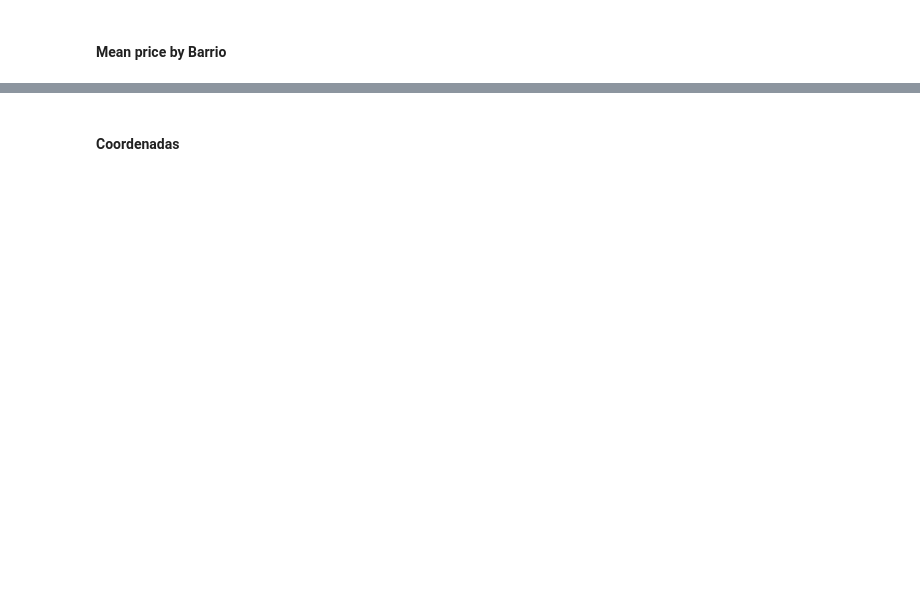
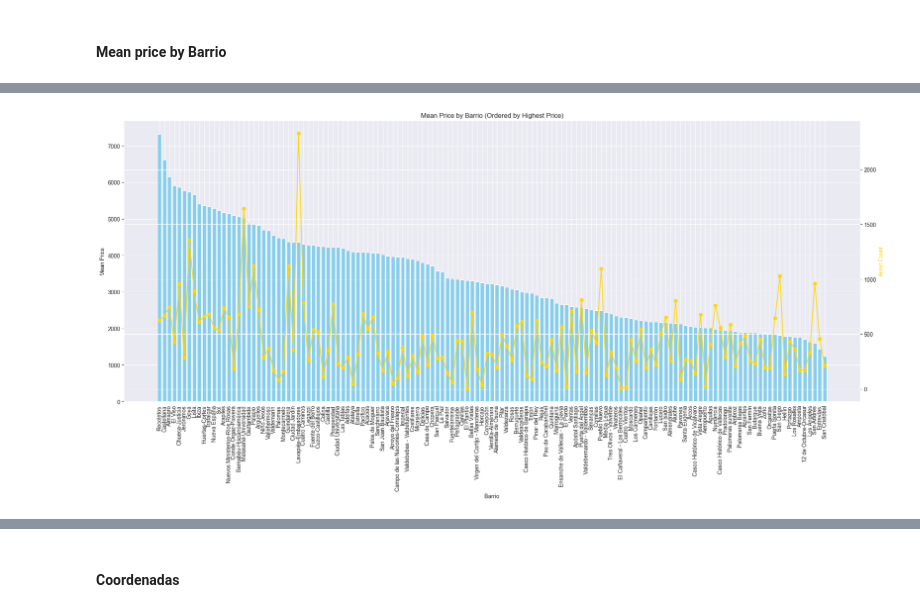
Before and after one commit to anamartiiins/MDS6-IDEALISTA, a Jupyter notebook: exploratory_data_analysis_insights.ipynb, the cells around one changed output, grey strips where cells are left out. Cells and saved outputs as stored; diff of their text form; code cells hidden in the pictures; blank space fills up the shorter version.

```diff
--- a/exploratory_data_analysis_insights.ipynb
+++ b/exploratory_data_analysis_insights.ipynb
@@ -237,3 +296,42 @@ plt.show()
+# %%
+import matplotlib.pyplot as plt
+
+# Define Idealista color
+idealista_color = '#FFD700'  # Replace this with the color code of Idealista
+
+# Calculate the count of assets in each barrio
+barrio_counts = df_train['barrio'].value_counts()
+
+# Sort barrio counts by barrio name
+barrio_counts_sorted = barrio_counts.sort_index()
+
+# Sort DataFrame by highest mean price
+df_metrics_barrios_sorted = df_metrics_barrios.sort_values(by='precio_unitario_m2_mean_barrio', ascending=False)
+
+# Create figure and axes
+fig, ax1 = plt.subplots(figsize=(20, 10))
+
+# Plot mean price by barrio (sorted)
+ax1.bar(df_metrics_barrios_sorted['barrio'], df_metrics_barrios_sorted['precio_unitario_m2_mean_barrio'], color='skyblue')
+ax1.set_xlabel('Barrio')
+ax1.set_ylabel('Mean Price')
+ax1.set_title('Mean Price by Barrio (Ordered by Highest Price)')
+ax1.tick_params(axis='x', rotation=90)
+
+# Create a secondary y-axis for barrio counts
+ax2 = ax1.twinx()
+ax2.plot(df_metrics_barrios_sorted['barrio'], barrio_counts_sorted[df_metrics_barrios_sorted['barrio']], color=idealista_color, marker='o', linestyle='-', label='Asset Count')
+ax2.set_ylabel('Asset Count', color=idealista_color)
+
+# # Set background color to white
+# ax1.set_facecolor('white')
+# ax2.set_facecolor('white')
+
+# Show plot
+plt.tight_layout()
+plt.show()
+# %% [output]
+[figure, added]
 # %%
 # Plot horizontal boxplot with price in millions
 plt.figure(figsize=(10, 6))
```
Also changed, not shown: parts of 23 cells of this notebook, 3 other files.
